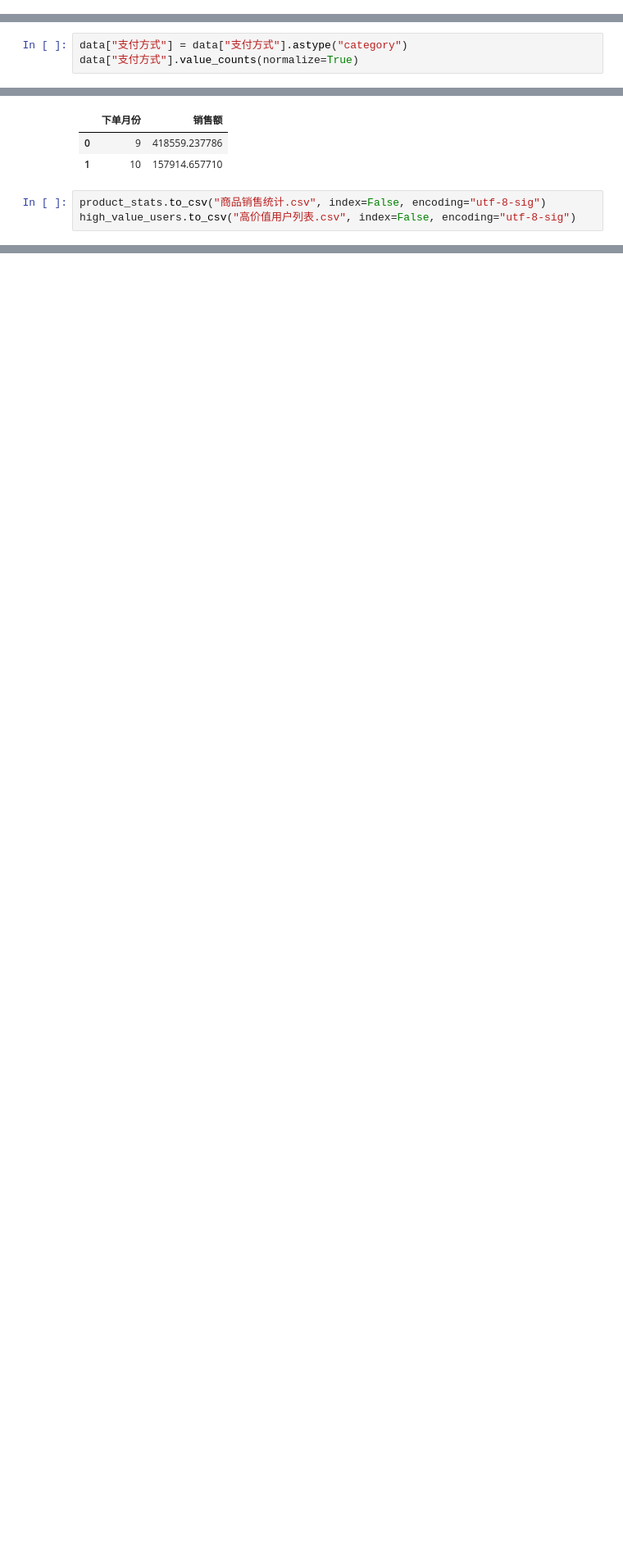
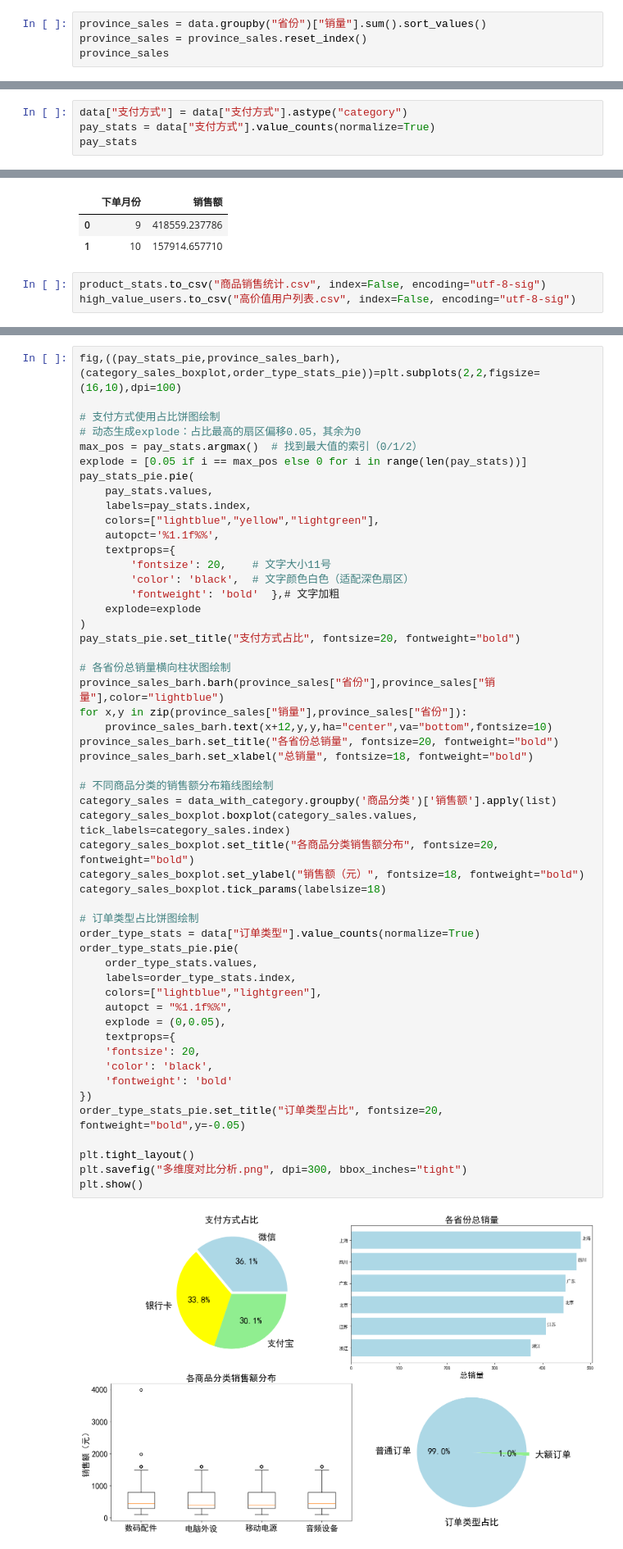
Before and after one commit to ZHOPEACHENG/origin, a Jupyter notebook: 数据/练习/电商数据.ipynb, the cells around one changed output, grey strips where cells are left out. Shown at 82% size. Drawn from its saved outputs; the diff is of its cells as text; blank space fills up the shorter version.

```diff
--- a/数据/练习/电商数据.ipynb
+++ b/数据/练习/电商数据.ipynb
@@ -146,0 +151,4 @@ print(province_product_pivot)
+# %%
+province_sales = data.groupby("省份")["销量"].sum().sort_values()
+province_sales = province_sales.reset_index()
+province_sales
@@ -186,7 +202,8 @@ high_value_users.sample(10)
 | 1318 | 2492.0 | 3 | 高价值用户 |
 # %%
 data["支付方式"] = data["支付方式"].astype("category")
-data["支付方式"].value_counts(normalize=True)
+pay_stats = data["支付方式"].value_counts(normalize=True)
+pay_stats
 # %% [output]
 支付方式
 微信     0.361
@@ -295,0 +356,54 @@ high_value_users.to_csv("高价值用户列表.csv", index=False, encoding="utf-
+# %%
+fig,((pay_stats_pie,province_sales_barh),(category_sales_boxplot,order_type_stats_pie))=plt.subplots(2,2,figsize=(16,10),dpi=100)
+
+# 支付方式使用占比饼图绘制
+# 动态生成explode：占比最高的扇区偏移0.05，其余为0
+max_pos = pay_stats.argmax()  # 找到最大值的索引（0/1/2）
+explode = [0.05 if i == max_pos else 0 for i in range(len(pay_stats))]
+pay_stats_pie.pie(
+    pay_stats.values,
+    labels=pay_stats.index,
+    colors=["lightblue","yellow","lightgreen"],
+    autopct='%1.1f%%',
+    textprops={
+        'fontsize': 20,    # 文字大小11号
+        'color': 'black',  # 文字颜色白色（适配深色扇区）
+        'fontweight': 'bold'  },# 文字加粗
+    explode=explode
+)
+pay_stats_pie.set_title("支付方式占比", fontsize=20, fontweight="bold")
+
+# 各省份总销量横向柱状图绘制
+province_sales_barh.barh(province_sales["省份"],province_sales["销量"],color="lightblue")
+for x,y in zip(province_sales["销量"],province_sales["省份"]):
+    province_sales_barh.text(x+12,y,y,ha="center",va="bottom",fontsize=10)
+province_sales_barh.set_title("各省份总销量", fontsize=20, fontweight="bold")
+province_sales_barh.set_xlabel("总销量", fontsize=18, fontweight="bold")
+
+# 不同商品分类的销售额分布箱线图绘制
+category_sales = data_with_category.groupby('商品分类')['销售额'].apply(list)
+category_sales_boxplot.boxplot(category_sales.values, tick_labels=category_sales.index)
+category_sales_boxplot.set_title("各商品分类销售额分布", fontsize=20, fontweight="bold")
+category_sales_boxplot.set_ylabel("销售额（元）", fontsize=18, fontweight="bold")
+category_sales_boxplot.tick_params(labelsize=18)
+
+# 订单类型占比饼图绘制
+order_type_stats = data["订单类型"].value_counts(normalize=True)
+order_type_stats_pie.pie(
+    order_type_stats.values,
+    labels=order_type_stats.index,
+    colors=["lightblue","lightgreen"],
+    autopct = "%1.1f%%",
+    explode = (0,0.05),
+    textprops={
+    'fontsize': 20,
+    'color': 'black',
+    'fontweight': 'bold'
+})
+order_type_stats_pie.set_title("订单类型占比", fontsize=20, fontweight="bold",y=-0.05)
+
+plt.tight_layout()
+plt.savefig("多维度对比分析.png", dpi=300, bbox_inches="tight")
+plt.show()
+# %% [output]
+[figure, added]
```
Also changed, not shown: parts of 7 cells of this notebook, 9 other files.
